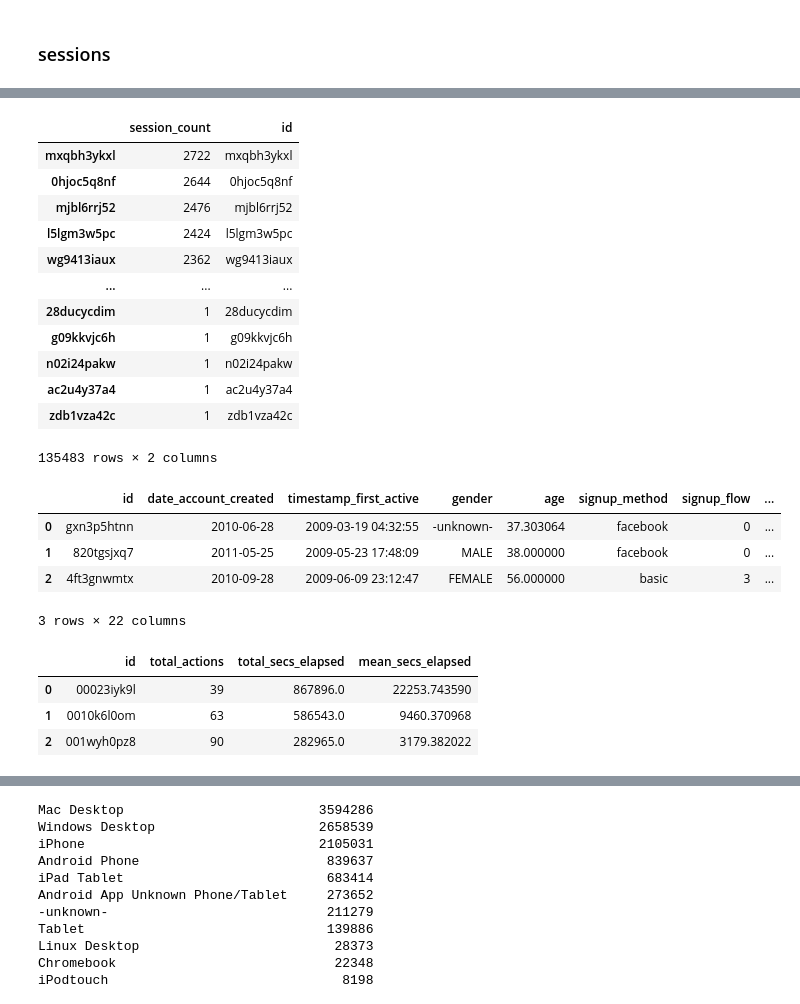
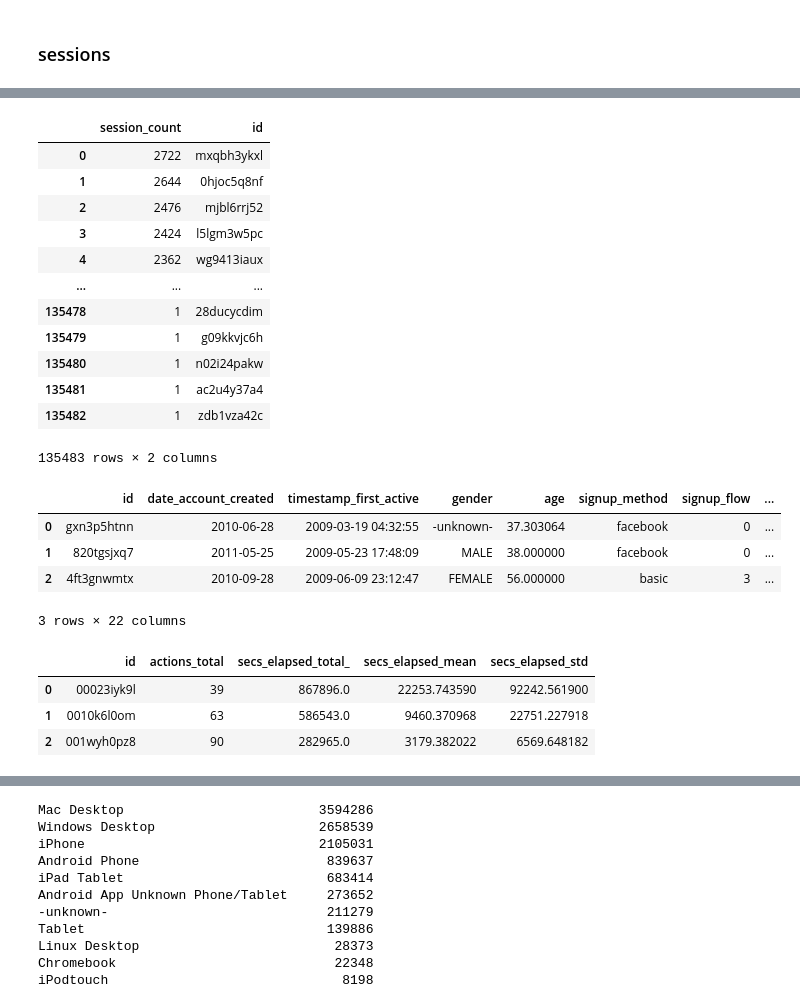
Before and after one commit to nvkoval/machine_learning_projector, a Jupyter notebook: hw12_Feature_Engineering.ipynb, the cells around one changed output, grey strips where cells are left out. Drawn from its saved outputs; the diff is of its cells as text; code cells hidden in the pictures.

```diff
--- a/hw12_Feature_Engineering.ipynb
+++ b/hw12_Feature_Engineering.ipynb
@@ -383,20 +518,21 @@ sessions.sample(3)
 # number of session for each user
 session_count = sessions.user_id.value_counts().to_frame(name='session_count')
 session_count['id'] = session_count.index
+session_count.reset_index(drop=True, inplace=True)
 session_count
 # %% [output]
 |  | session_count | id |
-| mxqbh3ykxl | 2722 | mxqbh3ykxl |
-| 0hjoc5q8nf | 2644 | 0hjoc5q8nf |
-| mjbl6rrj52 | 2476 | mjbl6rrj52 |
-| l5lgm3w5pc | 2424 | l5lgm3w5pc |
-| wg9413iaux | 2362 | wg9413iaux |
+| 0 | 2722 | mxqbh3ykxl |
+| 1 | 2644 | 0hjoc5q8nf |
+| 2 | 2476 | mjbl6rrj52 |
+| 3 | 2424 | l5lgm3w5pc |
+| 4 | 2362 | wg9413iaux |
 | ... | ... | ... |
-| 28ducycdim | 1 | 28ducycdim |
-| g09kkvjc6h | 1 | g09kkvjc6h |
-| n02i24pakw | 1 | n02i24pakw |
-| ac2u4y37a4 | 1 | ac2u4y37a4 |
-| zdb1vza42c | 1 | zdb1vza42c |
+| 135478 | 1 | 28ducycdim |
+| 135479 | 1 | g09kkvjc6h |
+| 135480 | 1 | n02i24pakw |
+| 135481 | 1 | ac2u4y37a4 |
+| 135482 | 1 | zdb1vza42c |
 135483 rows × 2 columns
 # %%
 train = train.merge(session_count, how='left', on='id')
@@ -410,18 +546,19 @@ train.head(3)
 # %%
 session_total = (sessions.loc[ : , ['user_id', 'secs_elapsed','action']]
     .groupby('user_id')
-    .agg(total_actions=('action', 'count'),
-         total_secs_elapsed=('secs_elapsed', 'sum'),
-         mean_secs_elapsed=('secs_elapsed', 'mean'))
+    .agg(actions_total=('action', 'count'),
+         secs_elapsed_total_=('secs_elapsed', 'sum'),
+         secs_elapsed_mean=('secs_elapsed', 'mean'),
+         secs_elapsed_std=('secs_elapsed', 'std'))
     .fillna(0))
 session_total.reset_index(inplace=True)
 session_total.rename(columns={'user_id': 'id'}, inplace=True)
 session_total.head(3)
 # %% [output]
-|  | id | total_actions | total_secs_elapsed | mean_secs_elapsed |
-| 0 | 00023iyk9l | 39 | 867896.0 | 22253.743590 |
-| 1 | 0010k6l0om | 63 | 586543.0 | 9460.370968 |
-| 2 | 001wyh0pz8 | 90 | 282965.0 | 3179.382022 |
+|  | id | actions_total | secs_elapsed_total_ | secs_elapsed_mean | secs_elapsed_std |
+| 0 | 00023iyk9l | 39 | 867896.0 | 22253.743590 | 92242.561900 |
+| 1 | 0010k6l0om | 63 | 586543.0 | 9460.370968 | 22751.227918 |
+| 2 | 001wyh0pz8 | 90 | 282965.0 | 3179.382022 | 6569.648182 |
 # %%
 train = train.merge(session_total, how='left', on='id')
 train.head(5)
```
Also changed, not shown: parts of 73 cells of this notebook, 2 other files.
